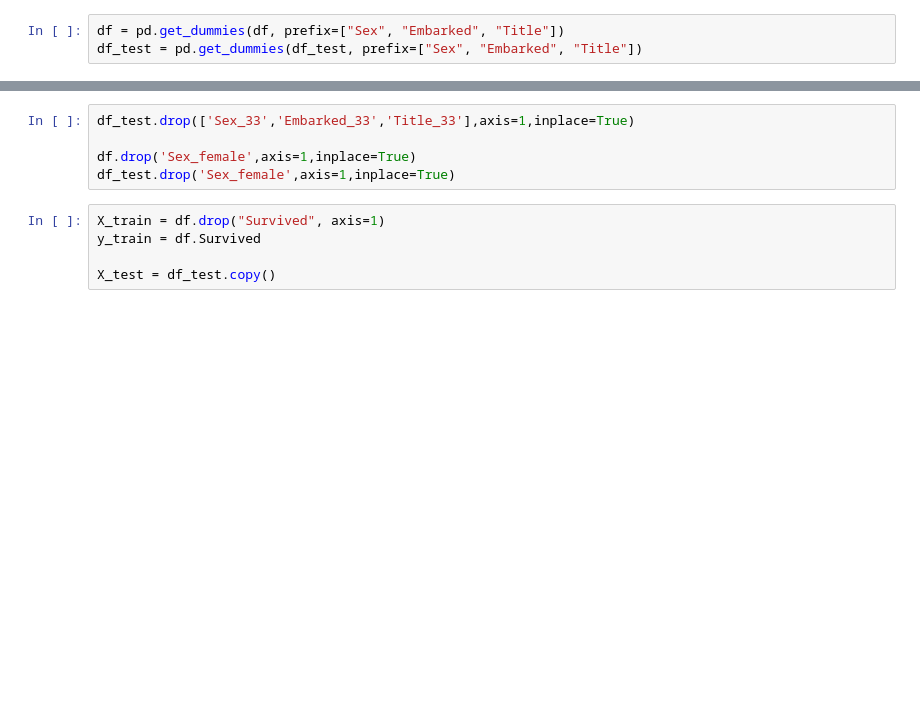
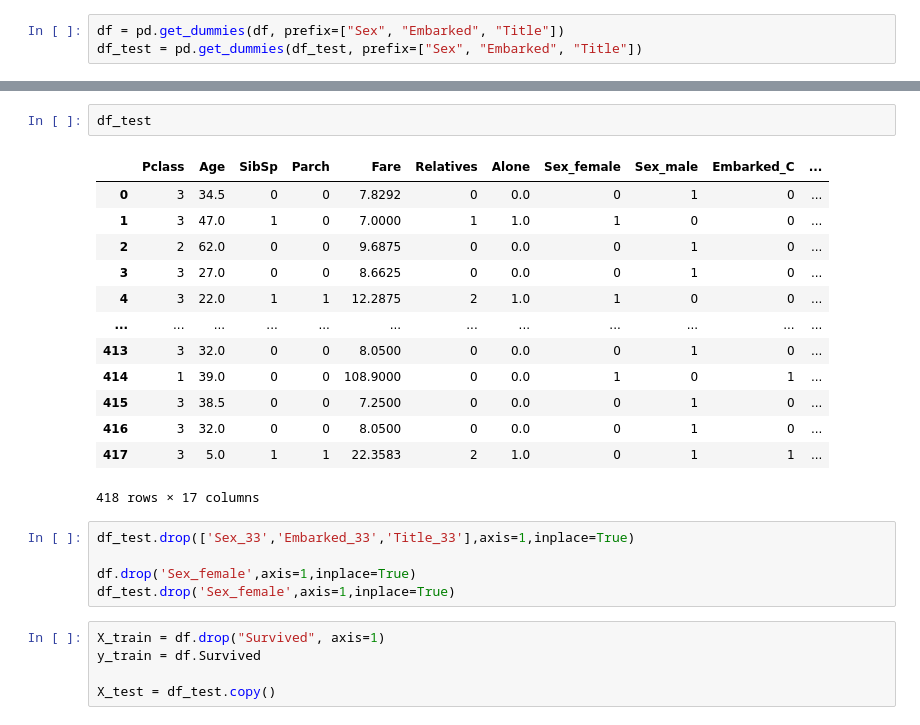
Before and after one commit to uraninjo/KaggleCompetitions, a Jupyter notebook: Titanic/main.ipynb, the cells around one changed output, grey strips where cells are left out. Drawn from its saved outputs; the diff is of its cells as text; blank space fills up the shorter version.

```diff
--- a/Titanic/main.ipynb
+++ b/Titanic/main.ipynb
@@ -259,5 +239,21 @@ Requirement already satisfied: scikit-learn!=0.22.0 in c:\users\mehmu\desktop\py
 Requirement already satisfied: threadpoolctl>=2.0.0 in c:\users\mehmu\desktop\pyprojects\env\lib\site-packages (from scikit-learn!=0.22.0->lightgbm) (3.1.0)
 Requirement already satisfied: joblib>=1.0.0 in c:\users\mehmu\desktop\pyprojects\env\lib\site-packages (from scikit-learn!=0.22.0->lightgbm) (1.1.0)
+# %%
+df_test
+# %% [output]
+|  | Pclass | Age | SibSp | Parch | Fare | Relatives | Alone | Sex_female | Sex_male | Embarked_C | ... |
+| 0 | 3 | 34.5 | 0 | 0 | 7.8292 | 0 | 0.0 | 0 | 1 | 0 | ... |
+| 1 | 3 | 47.0 | 1 | 0 | 7.0000 | 1 | 1.0 | 1 | 0 | 0 | ... |
+| 2 | 2 | 62.0 | 0 | 0 | 9.6875 | 0 | 0.0 | 0 | 1 | 0 | ... |
+| 3 | 3 | 27.0 | 0 | 0 | 8.6625 | 0 | 0.0 | 0 | 1 | 0 | ... |
+| 4 | 3 | 22.0 | 1 | 1 | 12.2875 | 2 | 1.0 | 1 | 0 | 0 | ... |
+| ... | ... | ... | ... | ... | ... | ... | ... | ... | ... | ... | ... |
+| 413 | 3 | 32.0 | 0 | 0 | 8.0500 | 0 | 0.0 | 0 | 1 | 0 | ... |
+| 414 | 1 | 39.0 | 0 | 0 | 108.9000 | 0 | 0.0 | 1 | 0 | 1 | ... |
+| 415 | 3 | 38.5 | 0 | 0 | 7.2500 | 0 | 0.0 | 0 | 1 | 0 | ... |
+| 416 | 3 | 32.0 | 0 | 0 | 8.0500 | 0 | 0.0 | 0 | 1 | 0 | ... |
+| 417 | 3 | 5.0 | 1 | 1 | 22.3583 | 2 | 1.0 | 0 | 1 | 1 | ... |
+418 rows × 17 columns
 # %%
 df_test.drop(['Sex_33','Embarked_33','Title_33'],axis=1,inplace=True)
 
```
Also changed, not shown: parts of 12 cells of this notebook, 1 other file.
